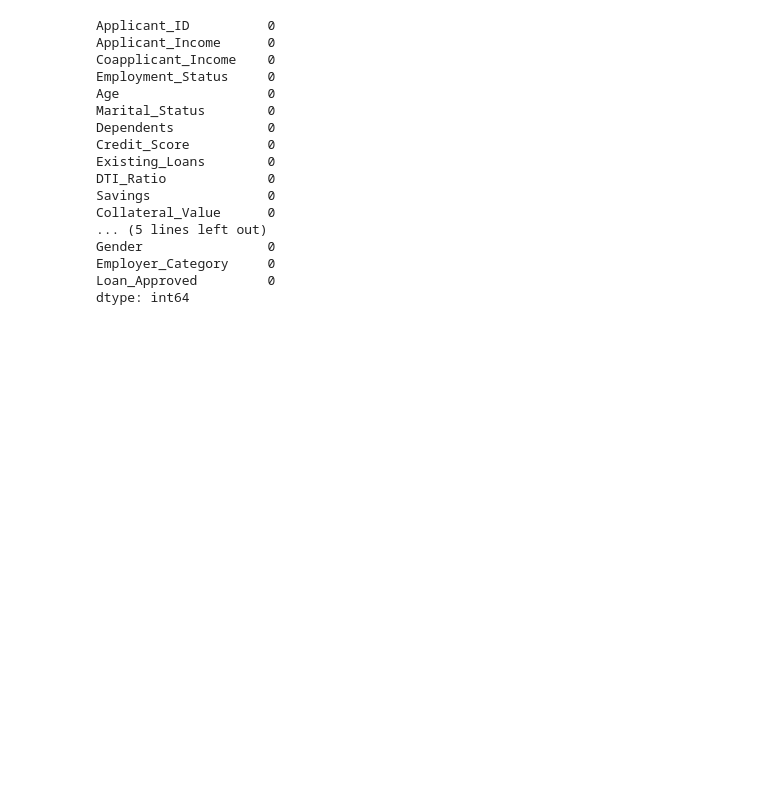
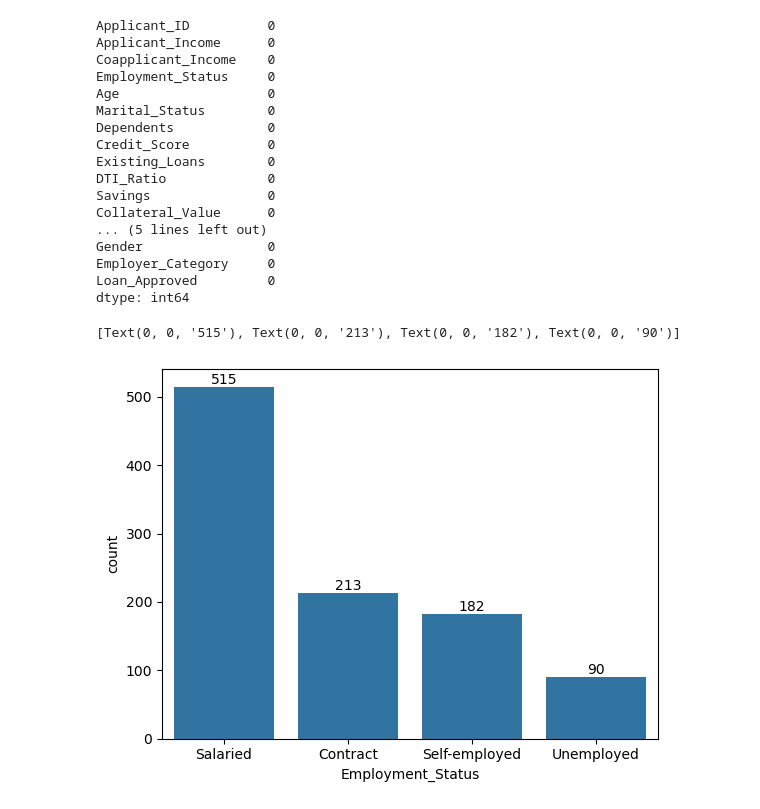
Before and after one commit to Shifa4532/credit_wise_loan_system, a Jupyter notebook: credit_wise.ipynb, the cells around one changed output. Saved outputs shown, nothing was run; the diff lists cells and outputs as text; code cells hidden in the pictures; blank space fills up the shorter version.

```diff
--- a/credit_wise.ipynb
+++ b/credit_wise.ipynb
@@ -78,3 +78,20 @@ Gender                0
 Employer_Category     0
 Loan_Approved         0
 dtype: int64
+# %%
+# EDA
+
+# gender = df["Gender"].value_counts()
+# t = sns.barplot(gender)
+# t.bar_label(t.containers[0])
+
+# marital_status = df["Marital_Status"].value_counts()
+# t1 = sns.barplot(marry)
+# t1.bar_label(t1.containers[1])
+
+employment_status = df["Employment_Status"].value_counts()
+t2 = sns.barplot(employment_status)
+t2.bar_label(t2.containers[0])
+# %% [output]
+[Text(0, 0, '515'), Text(0, 0, '213'), Text(0, 0, '182'), Text(0, 0, '90')]
+[figure, added]
```
Also changed, not shown: parts of 5 cells of this notebook.
